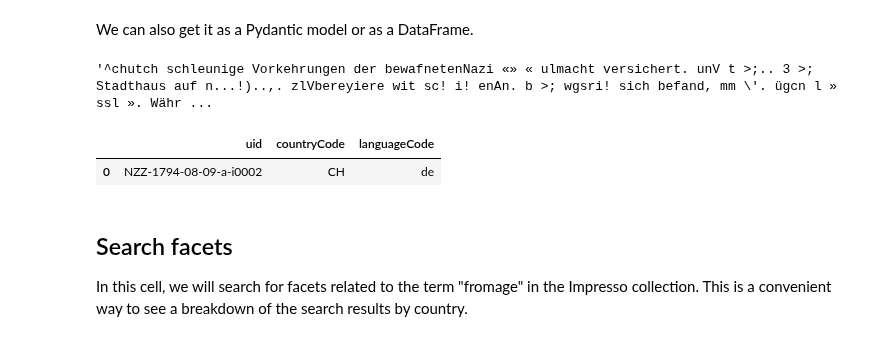
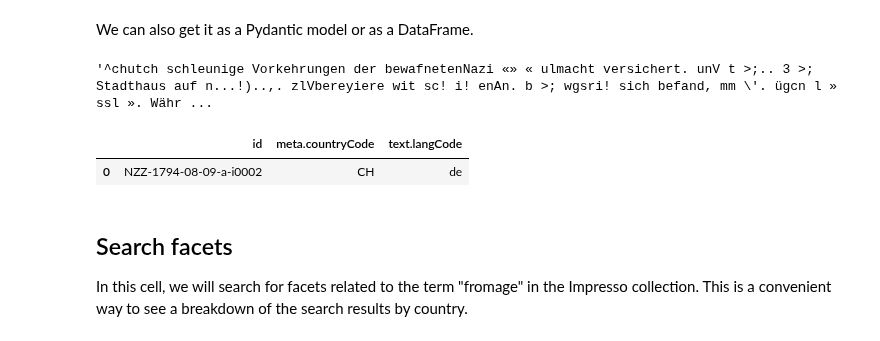
Before and after one commit to impresso/impresso-py, a Jupyter notebook: examples/notebooks/basic.ipynb, the cells around one changed output. Cells and saved outputs as stored; diff of their text form; code cells hidden in the pictures.

```diff
--- a/examples/notebooks/basic.ipynb
+++ b/examples/notebooks/basic.ipynb
@@ -92,13 +92,13 @@ Data preview:
 # %% [markdown]
 We can also get it as a Pydantic model or as a DataFrame.
-# %%
-content_item.pydantic.transcript
-# %% [output]
-'^chutch schleunige Vorkehrungen der bewafnetenNazi «» « ulmacht versichert. unV t >;.. 3 >; Stadthaus auf n...!)..,. zlVbereyiere wit sc! i! enAn. b >; wgsri! sich befand, mm \'. ügcn l » ssl ». Währ ...
+# %%
+content_item.pydantic.text.content if content_item.pydantic.text else "No text content available"
+# %% [output]
+'^chutch schleunige Vorkehrungen der bewafnetenNazi «» « ulmacht versichert. unV t >;.. 3 >; Stadthaus auf n...!)..,. zlVbereyiere wit sc! i! enAn. b >; wgsri! sich befand, mm \'. ügcn l » ssl ». Währ ...
 # %%
-content_item.df[['uid', 'countryCode', 'languageCode']]
+content_item.df[['id', 'meta.countryCode', 'text.langCode']]
 # %% [output]
-|  | uid | countryCode | languageCode |
+|  | id | meta.countryCode | text.langCode |
 | 0 | NZZ-1794-08-09-a-i0002 | CH | de |
 # %% [markdown]
 ## Search facets
```
Also changed, not shown: parts of 7 cells of this notebook, 22 other files.
